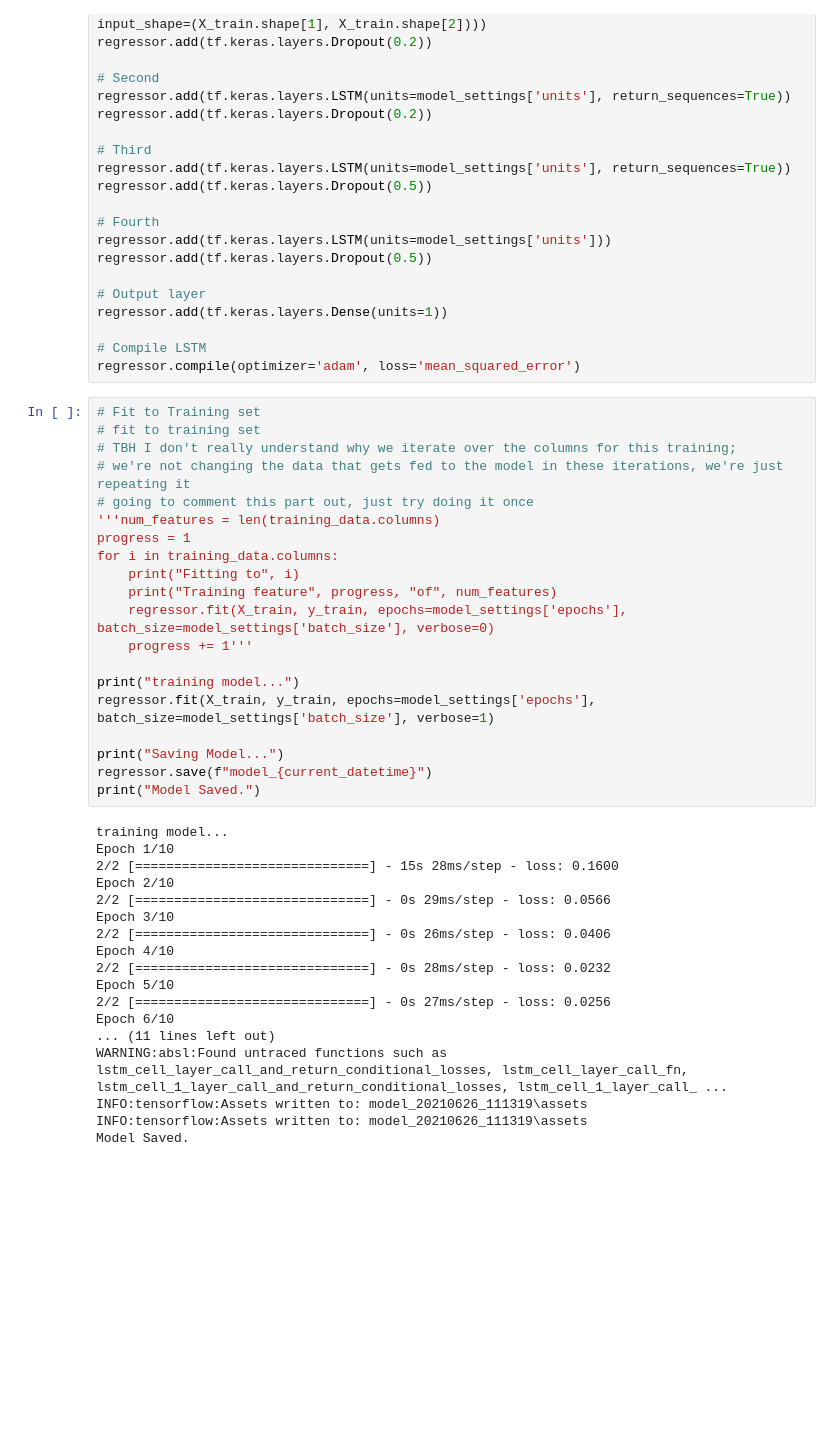
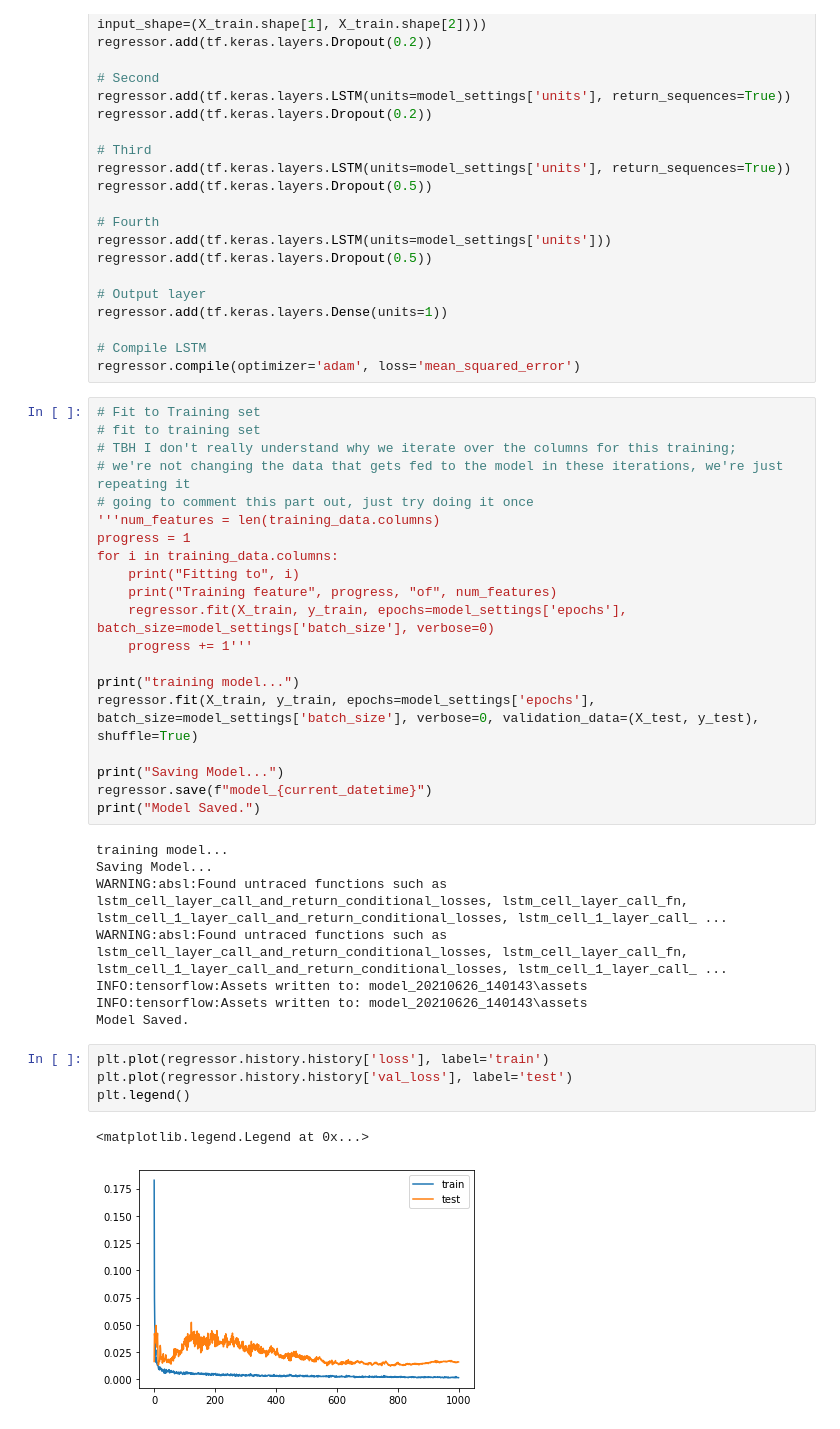
Before and after one commit to jmacdonald2010/stock-prediction, a Jupyter notebook: mlTests06.ipynb, the cells around one changed output. Saved outputs shown, nothing was run; the diff lists cells and outputs as text; blank space fills up the shorter version.

```diff
--- a/mlTests06.ipynb
+++ b/mlTests06.ipynb
@@ -141,29 +163,26 @@ for i in training_data.columns:
     progress += 1'''
 
 print("training model...")
-regressor.fit(X_train, y_train, epochs=model_settings['epochs'], batch_size=model_settings['batch_size'], verbose=1)
+regressor.fit(X_train, y_train, epochs=model_settings['epochs'], batch_size=model_settings['batch_size'], verbose=0, validation_data=(X_test, y_test), shuffle=True)
 
 print("Saving Model...")
 regressor.save(f"model_{current_datetime}")
 print("Model Saved.")
 # %% [output]
 training model...
-Epoch 1/10
-2/2 [==============================] - 15s 28ms/step - loss: 0.1600
-Epoch 2/10
-2/2 [==============================] - 0s 29ms/step - loss: 0.0566
-Epoch 3/10
-2/2 [==============================] - 0s 26ms/step - loss: 0.0406
-Epoch 4/10
-2/2 [==============================] - 0s 28ms/step - loss: 0.0232
-Epoch 5/10
-2/2 [==============================] - 0s 27ms/step - loss: 0.0256
-Epoch 6/10
-... (11 lines left out)
+Saving Model...
 WARNING:absl:Found untraced functions such as lstm_cell_layer_call_and_return_conditional_losses, lstm_cell_layer_call_fn, lstm_cell_1_layer_call_and_return_conditional_losses, lstm_cell_1_layer_call_ ...
-INFO:tensorflow:Assets written to: model_20210626_111319\assets
-INFO:tensorflow:Assets written to: model_20210626_111319\assets
+WARNING:absl:Found untraced functions such as lstm_cell_layer_call_and_return_conditional_losses, lstm_cell_layer_call_fn, lstm_cell_1_layer_call_and_return_conditional_losses, lstm_cell_1_layer_call_ ...
+INFO:tensorflow:Assets written to: model_20210626_140143\assets
+INFO:tensorflow:Assets written to: model_20210626_140143\assets
 Model Saved.
+# %%
+plt.plot(regressor.history.history['loss'], label='train')
+plt.plot(regressor.history.history['val_loss'], label='test')
+plt.legend()
+# %% [output]
+<matplotlib.legend.Legend at 0x...>
+[figure, added]
 # %%
 # next part may not be necessary:
 total_data = pd.concat((training_data, test_data), axis=0)
```
Also changed, not shown: parts of 17 cells of this notebook, 8 other files.
